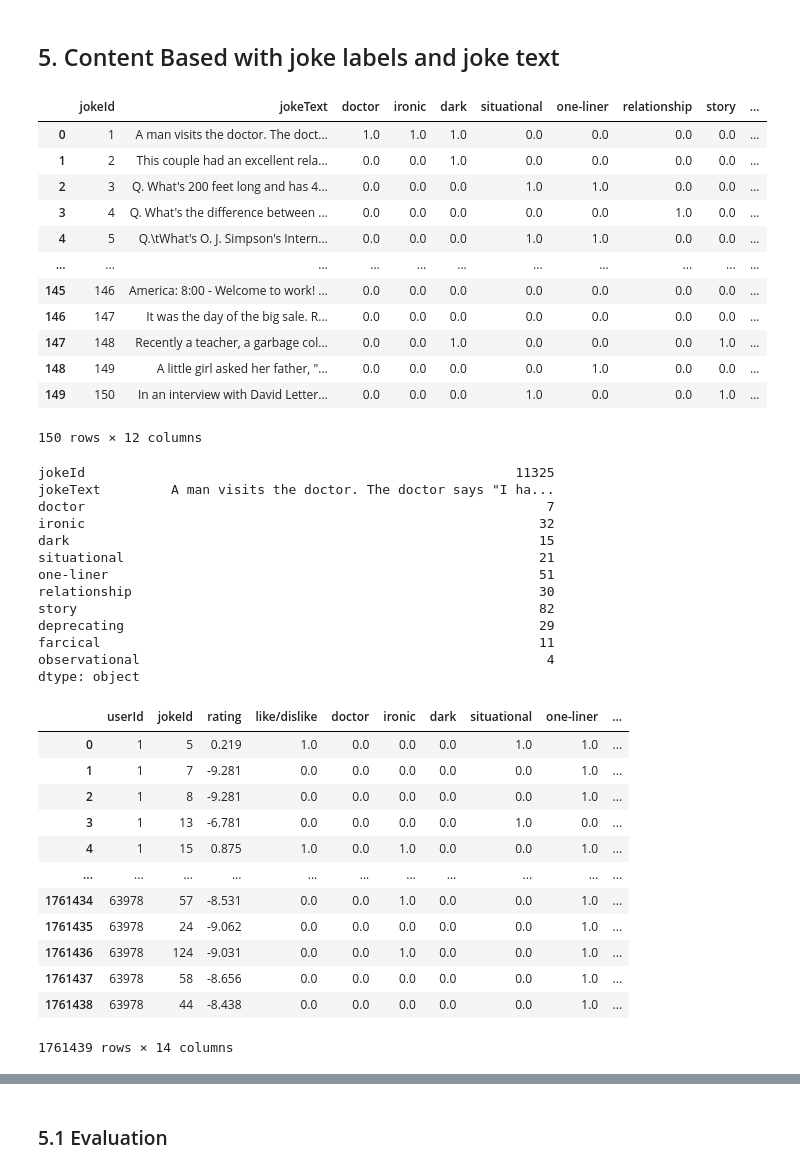
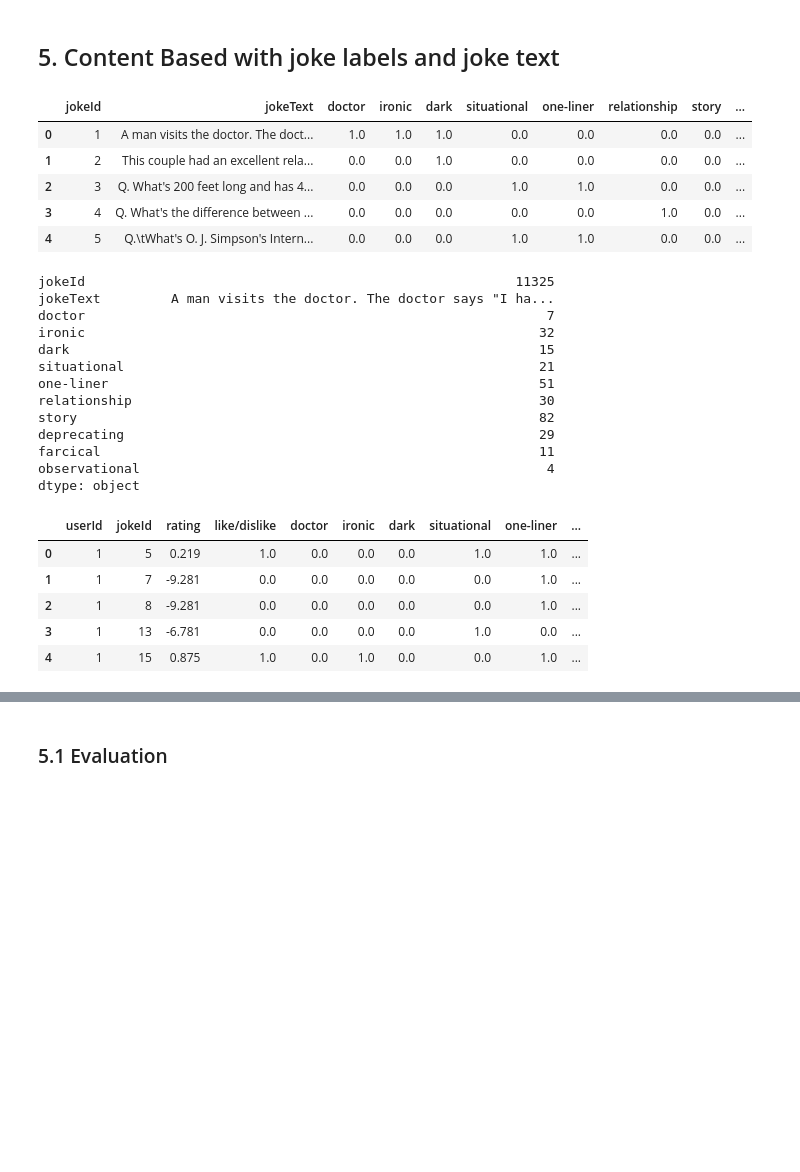
Before and after one commit to RedOrBlueP1ll/reasonable_recommendations, a Jupyter notebook: joke_recsyst_notebook.ipynb, the cells around one changed output, grey strips where cells are left out. Saved outputs shown, nothing was run; the diff lists cells and outputs as text; code cells hidden in the pictures; blank space fills up the shorter version.

```diff
--- a/joke_recsyst_notebook.ipynb
+++ b/joke_recsyst_notebook.ipynb
@@ -287,63 +287,49 @@ For the item based recommender we first explain that we are showing a collection
 # %%
 labeled_jokes_df = pd.read_csv("jester_items-Copy1.csv")
 labeled_ratings_df = ratings_df.copy()
 
 #here we update the columns with the labels
 for index, row in labeled_jokes_df.iterrows():
     label_list = row['labels'].split("/")
     for label in label_list:
         labeled_jokes_df.at[index, label] = 1
         #add these labels to each joke rating (to pretend it is a user rating)
         labeled_ratings_df.loc[(labeled_ratings_df['jokeId']==row['jokeId']), label] = 1
 
 labeled_jokes_df.fillna(0, inplace=True)
 labeled_ratings_df.fillna(0, inplace=True)
 labeled_jokes_df.drop(['labels'], axis=1, inplace=True)
 
 label_counts = labeled_jokes_df.sum()
-display(labeled_jokes_df)
+display(labeled_jokes_df.head())
 display(label_counts)
-display(labeled_ratings_df)
+display(labeled_ratings_df.head())
 # %% [output]
 |  | jokeId | jokeText | doctor | ironic | dark | situational | one-liner | relationship | story | ... |
 | 0 | 1 | A man visits the doctor. The doct... | 1.0 | 1.0 | 1.0 | 0.0 | 0.0 | 0.0 | 0.0 | ... |
 | 1 | 2 | This couple had an excellent rela... | 0.0 | 0.0 | 1.0 | 0.0 | 0.0 | 0.0 | 0.0 | ... |
 | 2 | 3 | Q. What's 200 feet long and has 4... | 0.0 | 0.0 | 0.0 | 1.0 | 1.0 | 0.0 | 0.0 | ... |
 | 3 | 4 | Q. What's the difference between ... | 0.0 | 0.0 | 0.0 | 0.0 | 0.0 | 1.0 | 0.0 | ... |
 | 4 | 5 | Q.\tWhat's O. J. Simpson's Intern... | 0.0 | 0.0 | 0.0 | 1.0 | 1.0 | 0.0 | 0.0 | ... |
-| ... | ... | ... | ... | ... | ... | ... | ... | ... | ... | ... |
-| 145 | 146 | America: 8:00 - Welcome to work! ... | 0.0 | 0.0 | 0.0 | 0.0 | 0.0 | 0.0 | 0.0 | ... |
-| 146 | 147 | It was the day of the big sale. R... | 0.0 | 0.0 | 0.0 | 0.0 | 0.0 | 0.0 | 0.0 | ... |
-| 147 | 148 | Recently a teacher, a garbage col... | 0.0 | 0.0 | 1.0 | 0.0 | 0.0 | 0.0 | 1.0 | ... |
-| 148 | 149 | A little girl asked her father, "... | 0.0 | 0.0 | 0.0 | 0.0 | 1.0 | 0.0 | 0.0 | ... |
-| 149 | 150 | In an interview with David Letter... | 0.0 | 0.0 | 0.0 | 1.0 | 0.0 | 0.0 | 1.0 | ... |
-150 rows × 12 columns
+jokeId                                                       11325
+jokeText         A man visits the doctor. The doctor says "I ha...
+doctor                                                           7
+ironic                                                          32
+dark                                                            15
+situational                                                     21
+one-liner                                                       51
+relationship                                                    30
+story                                                           82
+deprecating                                                     29
+farcical                                                        11
+observational                                                    4
+dtype: object
-jokeId                                                       11325
-jokeText         A man visits the doctor. The doctor says "I ha...
-doctor                                                           7
-ironic                                                          32
-dark                                                            15
-situational                                                     21
-one-liner                                                       51
-relationship                                                    30
-story                                                           82
-deprecating                                                     29
-farcical                                                        11
-observational                                                    4
-dtype: object
 |  | userId | jokeId | rating | like/dislike | doctor | ironic | dark | situational | one-liner | ... |
 | 0 | 1 | 5 | 0.219 | 1.0 | 0.0 | 0.0 | 0.0 | 1.0 | 1.0 | ... |
 | 1 | 1 | 7 | -9.281 | 0.0 | 0.0 | 0.0 | 0.0 | 0.0 | 1.0 | ... |
 | 2 | 1 | 8 | -9.281 | 0.0 | 0.0 | 0.0 | 0.0 | 0.0 | 1.0 | ... |
 | 3 | 1 | 13 | -6.781 | 0.0 | 0.0 | 0.0 | 0.0 | 1.0 | 0.0 | ... |
 | 4 | 1 | 15 | 0.875 | 1.0 | 0.0 | 1.0 | 0.0 | 0.0 | 1.0 | ... |
-| ... | ... | ... | ... | ... | ... | ... | ... | ... | ... | ... |
-| 1761434 | 63978 | 57 | -8.531 | 0.0 | 0.0 | 1.0 | 0.0 | 0.0 | 1.0 | ... |
-| 1761435 | 63978 | 24 | -9.062 | 0.0 | 0.0 | 0.0 | 0.0 | 0.0 | 1.0 | ... |
-| 1761436 | 63978 | 124 | -9.031 | 0.0 | 0.0 | 1.0 | 0.0 | 0.0 | 1.0 | ... |
-| 1761437 | 63978 | 58 | -8.656 | 0.0 | 0.0 | 0.0 | 0.0 | 0.0 | 1.0 | ... |
-| 1761438 | 63978 | 44 | -8.438 | 0.0 | 0.0 | 0.0 | 0.0 | 0.0 | 1.0 | ... |
-1761439 rows × 14 columns
 # %%
 # from sklearn.feature_extraction.text import TfidfVectorizer
 # from sklearn.preprocessing import LabelEncoder
```
Also changed, not shown: parts of 10 cells of this notebook.
